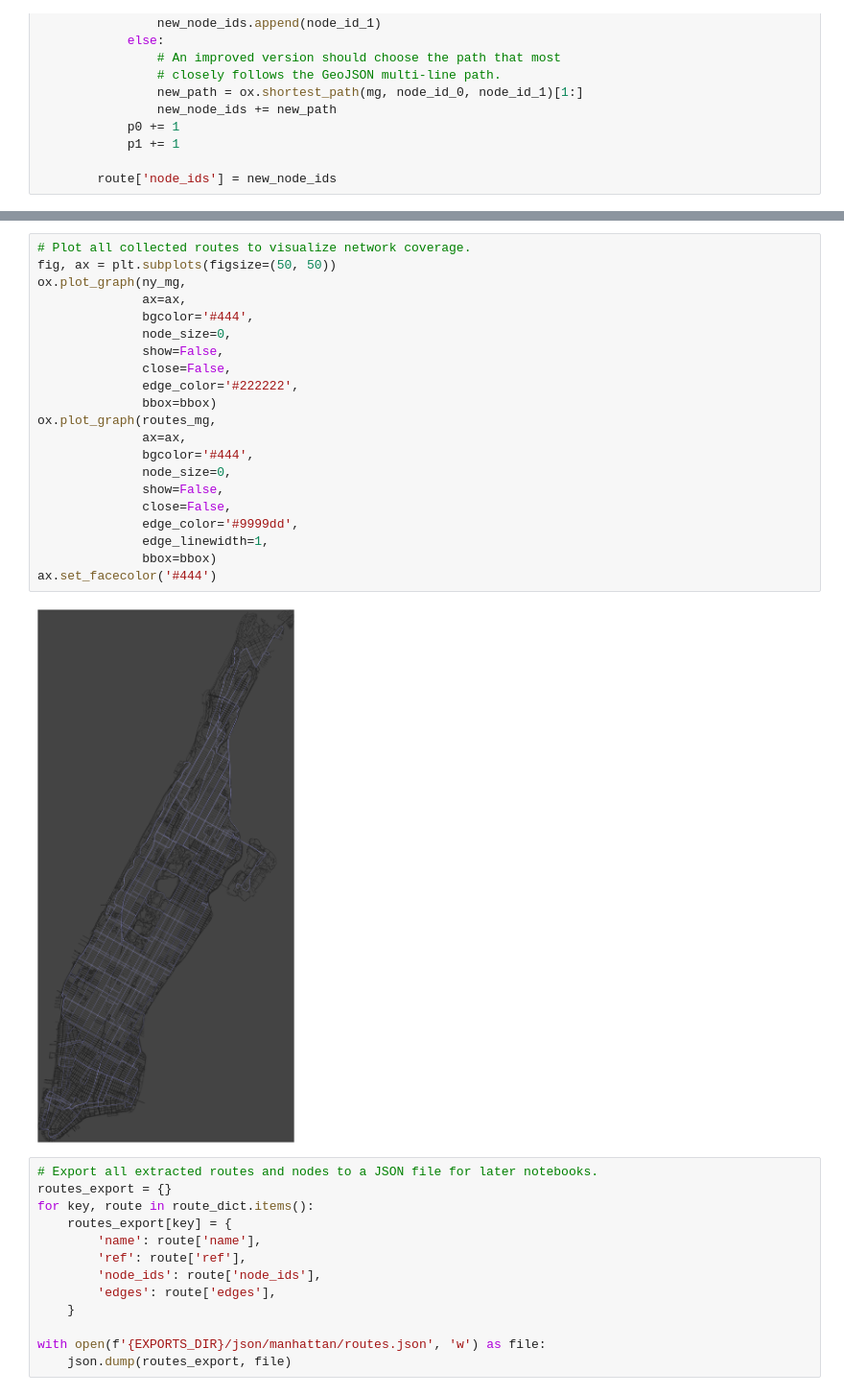
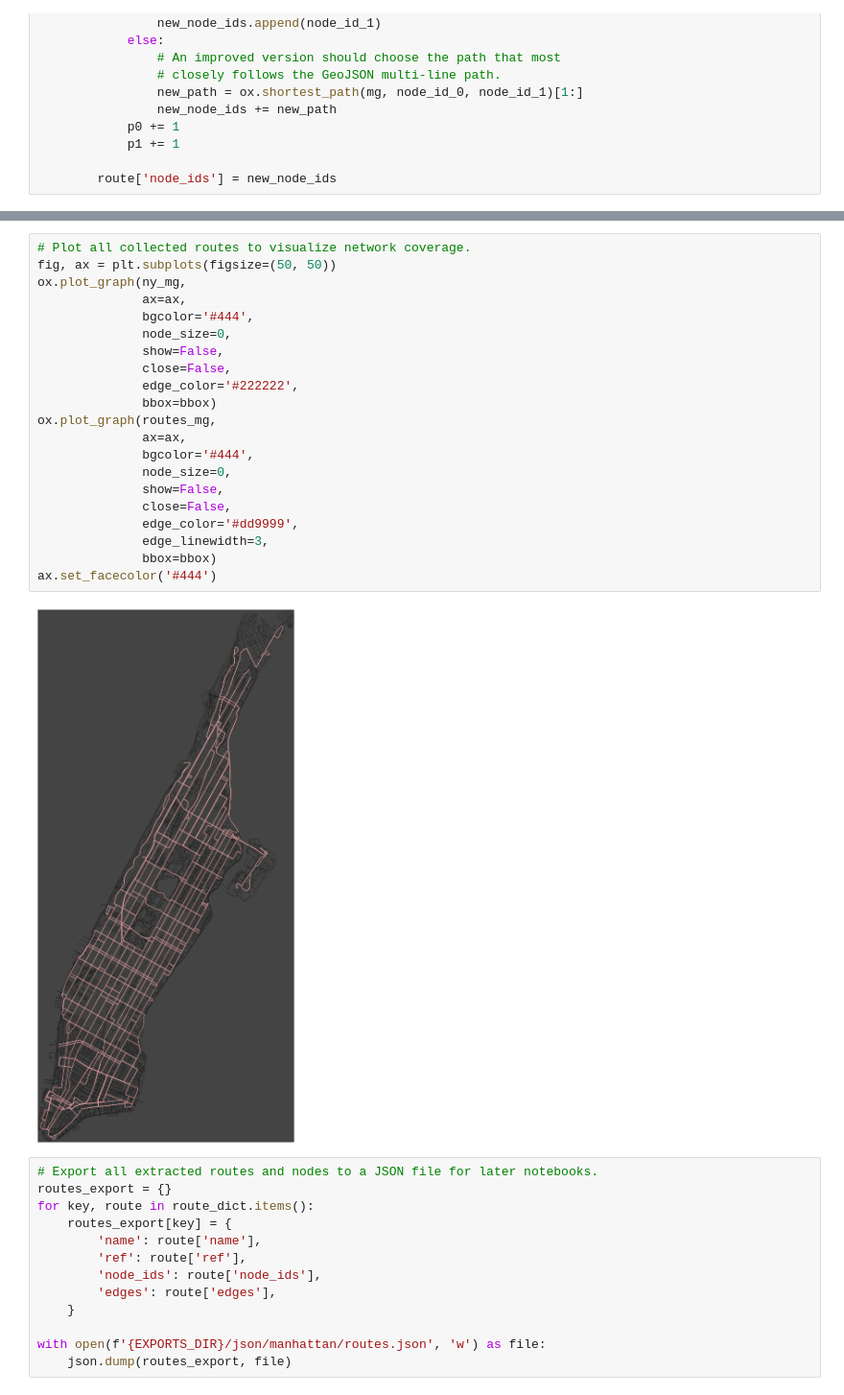
Before and after one commit to cpcarey/nyu-cusp-mlc-bus, a Jupyter notebook: src/notebooks/02_match_bus_routes_to_network.ipynb, the cells around one changed output, grey strips where cells are left out. Shown at 96% size. Drawn from its saved outputs; the diff is of its cells as text.

```diff
--- a/src/notebooks/02_match_bus_routes_to_network.ipynb
+++ b/src/notebooks/02_match_bus_routes_to_network.ipynb
@@ -222,26 +246,26 @@ for route in route_dict.values():
 # %%
 # Plot all collected routes to visualize network coverage.
 fig, ax = plt.subplots(figsize=(50, 50))
 ox.plot_graph(ny_mg,
               ax=ax,
               bgcolor='#444',
               node_size=0,
               show=False,
               close=False,
               edge_color='#222222',
               bbox=bbox)
 ox.plot_graph(routes_mg,
               ax=ax,
               bgcolor='#444',
               node_size=0,
               show=False,
               close=False,
-              edge_color='#9999dd',
-              edge_linewidth=1,
+              edge_color='#dd9999',
+              edge_linewidth=3,
               bbox=bbox)
 ax.set_facecolor('#444')
 # %% [output]
-[figure, old version]
+[figure, new version]
 # %%
 # Export all extracted routes and nodes to a JSON file for later notebooks.
 routes_export = {}
```
Also changed, not shown: parts of 3 cells of this notebook, 2 other files.
